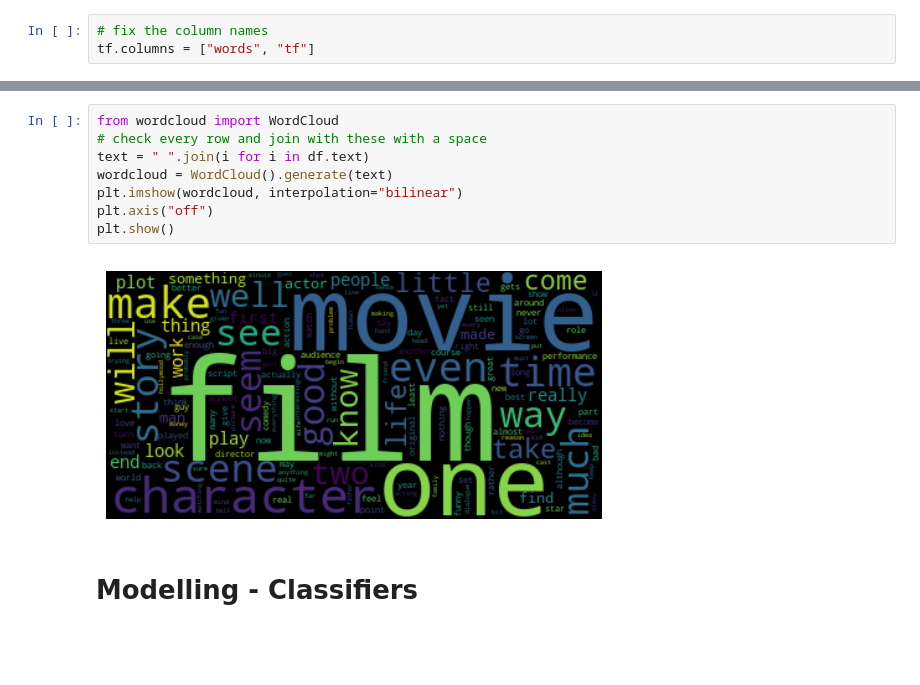
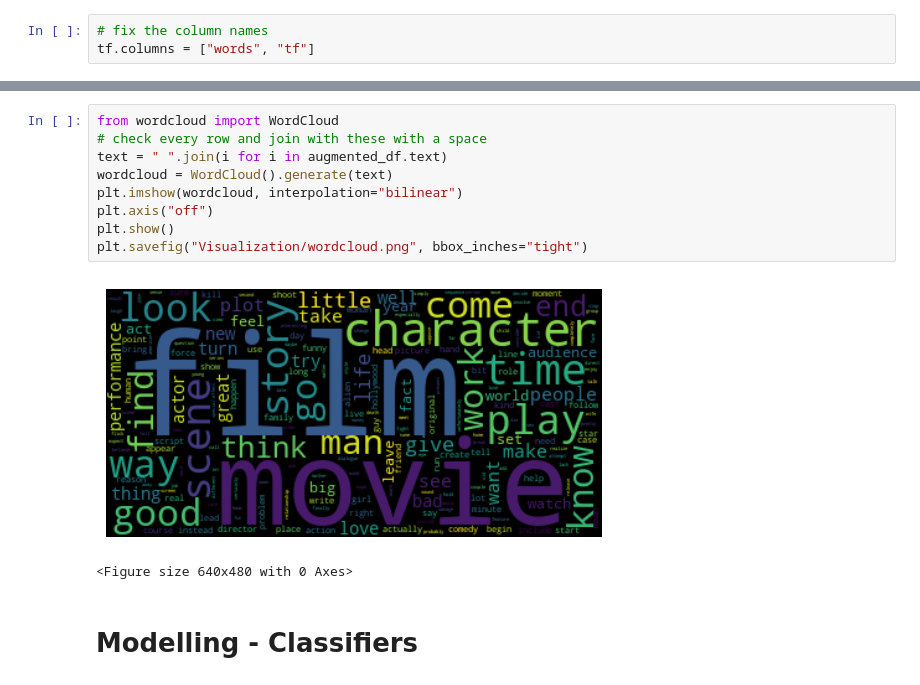
Before and after one commit to Natural-Language-Processing-25/Sentiment-Analysis-of-movie-reviews, a Jupyter notebook: Main.ipynb, the cells around one changed output, grey strips where cells are left out. Cells and saved outputs as stored; diff of their text form; blank space fills up the shorter version.

```diff
--- a/Main.ipynb
+++ b/Main.ipynb
@@ -371,13 +371,15 @@ plt.show()
 # %%
 from wordcloud import WordCloud
 # check every row and join with these with a space
-text = " ".join(i for i in df.text)
+text = " ".join(i for i in augmented_df.text)
 wordcloud = WordCloud().generate(text)
 plt.imshow(wordcloud, interpolation="bilinear")
 plt.axis("off")
 plt.show()
+plt.savefig("Visualization/wordcloud.png", bbox_inches="tight")
 # %% [output]
-[figure, old version]
+[figure, new version]
+<Figure size 640x480 with 0 Axes>
 # %% [markdown]
 # Modelling - Classifiers
 # %% [markdown]
```
Also changed, not shown: parts of 21 cells of this notebook, 56 other files.
